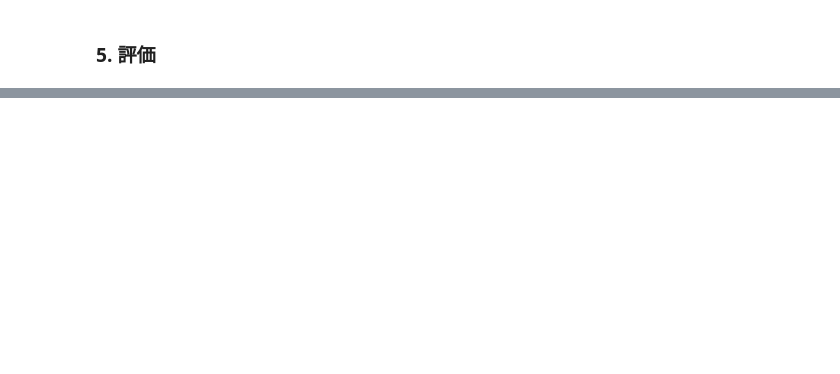
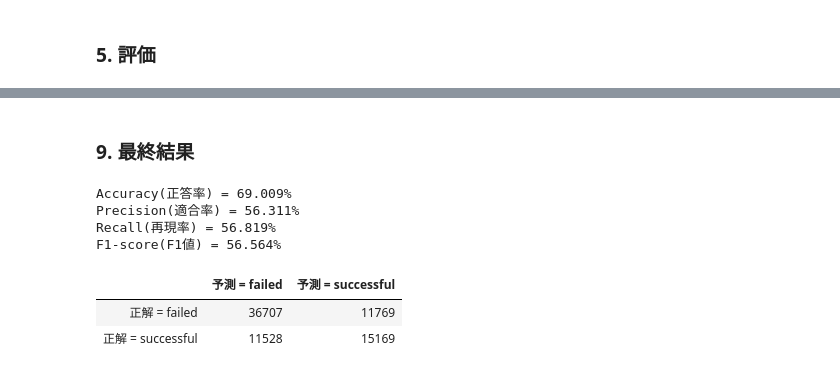
Before and after one commit to a-ozaki-a-ozaki-a-ozaki/KagawaAI_Homework, a Jupyter notebook: Day3_work_尾崎晃広.ipynb, the cells around one changed output, grey strips where cells are left out. Drawn from its saved outputs; the diff is of its cells as text; code cells hidden in the pictures; blank space fills up the shorter version.

```diff
--- a/Day3_work_尾崎晃広.ipynb
+++ b/Day3_work_尾崎晃広.ipynb
@@ -282,0 +443,15 @@ conf_mat
+# %%
+%%time
+
+# 木モデルを複数パターン用意
+estimators = []
+for depth in [3, 5, 7]:
+    for leafs in [24, 26, 28]:
+        for splits in [2, 3, 4]:
+            estimators.append(DecisionTreeClassifier(max_depth = depth, min_samples_leaf = leafs, min_samples_split = splits))
+param = {"base_estimator":estimators,
+        "n_estimators":[20, 22, 24]}
+model = AdaBoostClassifier(random_state=1234)
+clf = GridSearchCV(model, param, cv=3,)
+clf.fit(X_train, y_train)
+print(clf.best_params_, clf.best_score_)
@@ -282,0 +469,7 @@ conf_mat
+# %%
+%%time
+
+# アダブースト
+clf = AdaBoostClassifier(**clf.best_params_, random_state=1234)
+clf.fit(X_train, y_train)
+print("score=", clf.score(X_train, y_train))
@@ -282,0 +480,32 @@ conf_mat
+# %% [markdown]
+### 9. 最終結果
+# %%
+# ラベルを予測
+y_pred = clf.predict(X_test)
+
+# Accuracy
+accuracy = accuracy_score(y_test, y_pred)
+# Precision, Recall, F1-score
+precision, recall, f1_score, _ = precision_recall_fscore_support(y_test, y_pred)
+
+# 表示
+print("Accuracy(正答率) = {:.3f}%".format(accuracy * 100))
+print("Precision(適合率) = {:.3f}%".format(precision[1] * 100))
+print("Recall(再現率) = {:.3f}%".format(recall[1] * 100))
+print("F1-score(F1値) = {:.3f}%".format(f1_score[1] * 100))
+# %% [output]
+Accuracy(正答率) = 69.009%
+Precision(適合率) = 56.311%
+Recall(再現率) = 56.819%
+F1-score(F1値) = 56.564%
+# %%
+# 予測値と正解のクロス集計（混同行列）
+conf_mat = confusion_matrix(y_test, y_pred)
+conf_mat = pd.DataFrame(conf_mat,
+                            index=["正解 = failed", "正解 = successful"],
+                        columns=["予測 = failed", "予測 = successful"])
+conf_mat
+# %% [output]
+|  | 予測 = failed | 予測 = successful |
+| 正解 = failed | 36707 | 11769 |
+| 正解 = successful | 11528 | 15169 |
```
Also changed, not shown: parts of 24 cells of this notebook.
